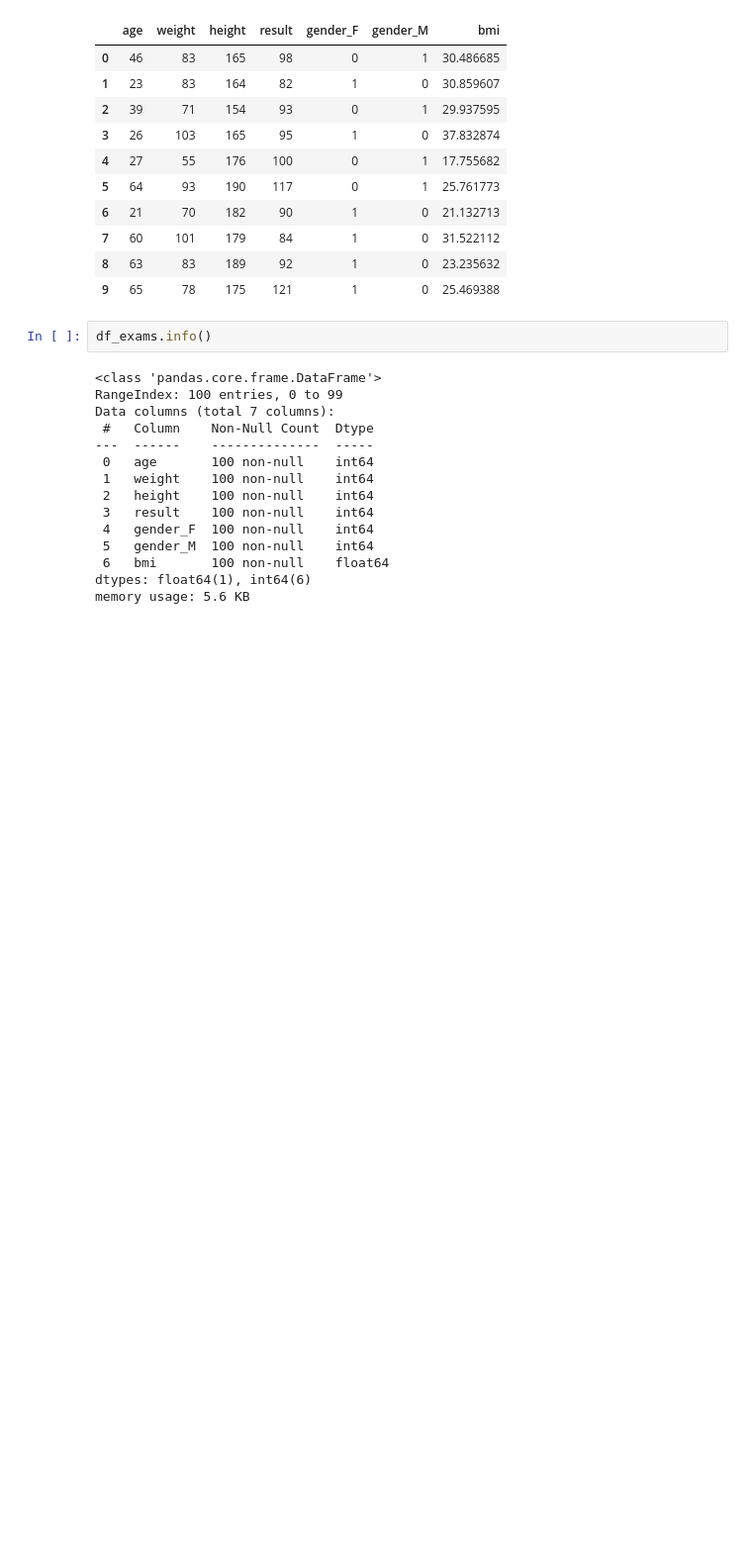
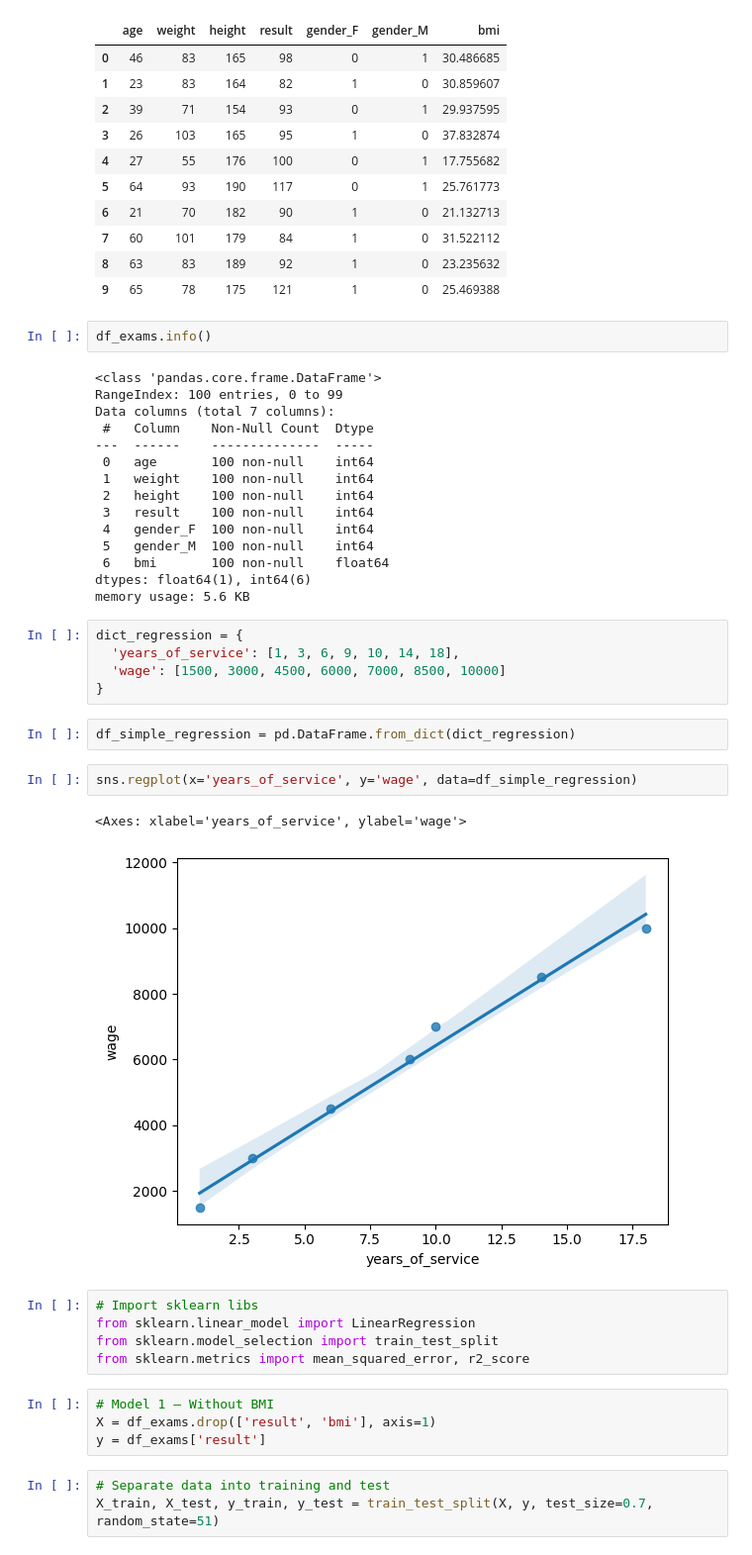
Before and after one commit to arthurrios/diabetes_model, a Jupyter notebook: diabetes_model.ipynb, the cells around one changed output. Shown at 99% size. Drawn from its saved outputs; the diff is of its cells as text; blank space fills up the shorter version.

Commit message:
feat: separate train and test datasets

```diff
--- a/diabetes_model.ipynb
+++ b/diabetes_model.ipynb
@@ -142,3 +142,27 @@ Data columns (total 7 columns):
  6   bmi       100 non-null    float64
 dtypes: float64(1), int64(6)
 memory usage: 5.6 KB
+# %%
+dict_regression = {
+  'years_of_service': [1, 3, 6, 9, 10, 14, 18],
+  'wage': [1500, 3000, 4500, 6000, 7000, 8500, 10000]
+}
+# %%
+df_simple_regression = pd.DataFrame.from_dict(dict_regression)
+# %%
+sns.regplot(x='years_of_service', y='wage', data=df_simple_regression)
+# %% [output]
+<Axes: xlabel='years_of_service', ylabel='wage'>
+[figure, added]
+# %%
+# Import sklearn libs
+from sklearn.linear_model import LinearRegression
+from sklearn.model_selection import train_test_split
+from sklearn.metrics import mean_squared_error, r2_score
+# %%
+# Model 1 – Without BMI
+X = df_exams.drop(['result', 'bmi'], axis=1)
+y = df_exams['result']
+# %%
+# Separate data into training and test
+X_train, X_test, y_train, y_test = train_test_split(X, y, test_size=0.7, random_state=51)
```
